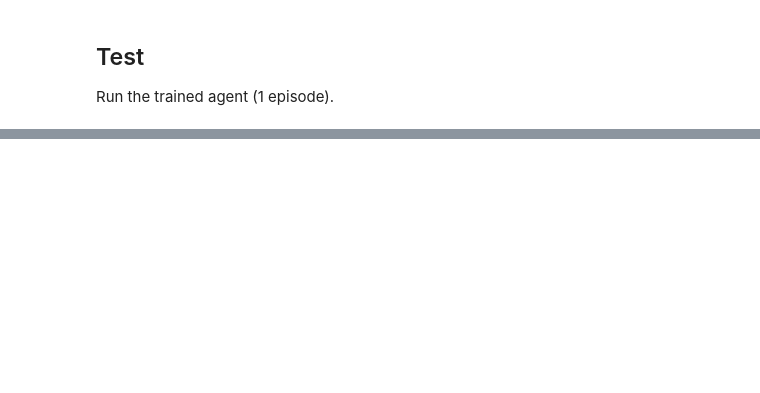
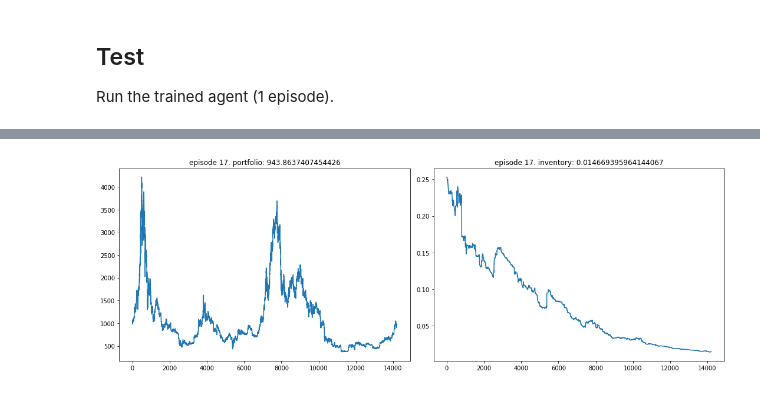
Before and after one commit to TNDC2002/project-RL304, a Jupyter notebook: train.ipynb, the cells around one changed output, grey strips where cells are left out. Saved outputs shown, nothing was run; the diff lists cells and outputs as text; code cells hidden in the pictures; blank space fills up the shorter version.

```diff
--- a/train.ipynb
+++ b/train.ipynb
@@ -1142,0 +1356,4 @@ Played: videos/rainbow/rl-video-episode-0.mp4
+# %%
+agent.test()
+# %% [output]
+[figure, added]
```
Also changed, not shown: parts of 25 cells of this notebook, 3 other files.
